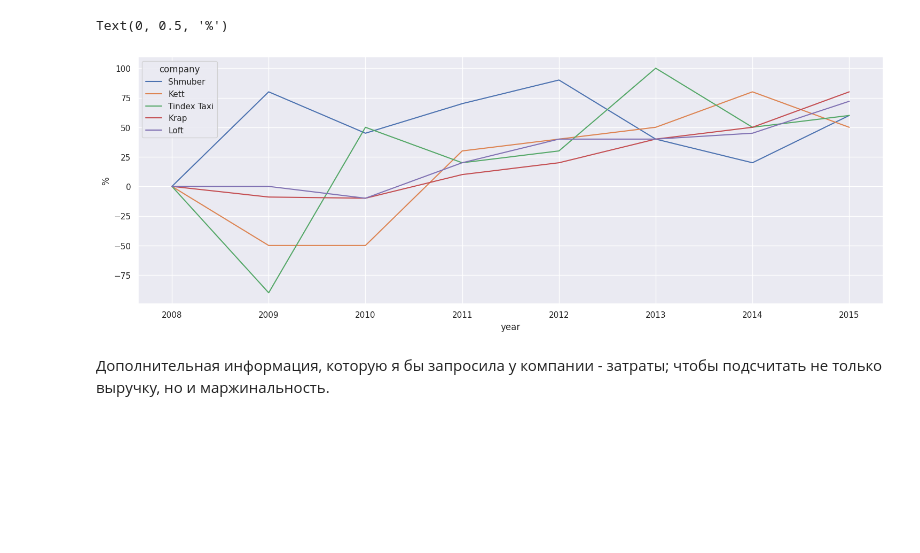
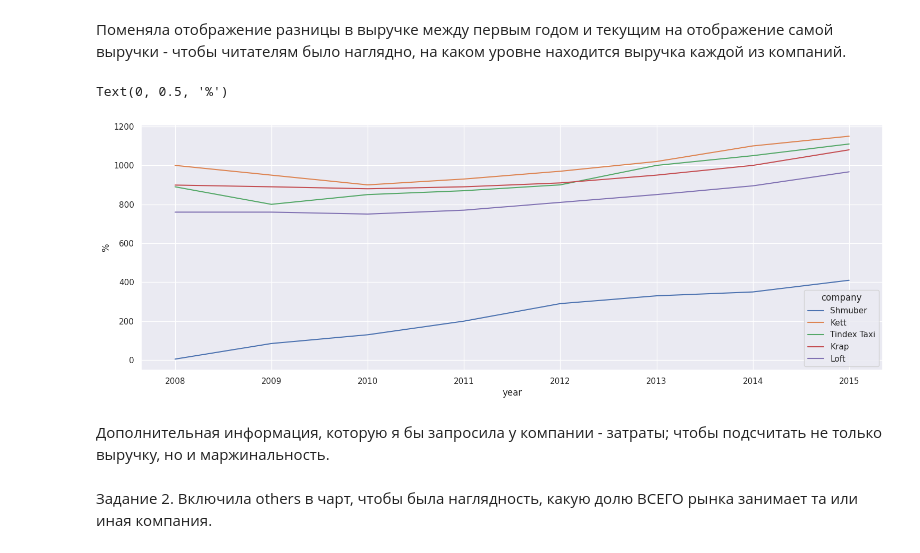
Before and after one commit to scomarae/SkillBox, a Jupyter notebook: Как_врать_при_помощи_статистики_Практическая_работа.ipynb, the cells around one changed output. Cells and saved outputs as stored; diff of their text form; code cells hidden in the pictures; blank space fills up the shorter version.

```diff
--- a/Как_врать_при_помощи_статистики_Практическая_работа.ipynb
+++ b/Как_врать_при_помощи_статистики_Практическая_работа.ipynb
@@ -19,9 +22,13 @@ df = df.fillna(0)
+# %% [markdown]
+Поменяла отображение разницы в выручке между первым годом и текущим на отображение самой выручки - чтобы читателям было наглядно, на каком уровне находится выручка каждой из компаний.
 # %%
 fix, ax = plt.subplots(figsize=(18,6))
-sns.lineplot(data=df, x='year', y='rate', hue='company', ax=ax)
+sns.lineplot(data=df, x='year', y='revenue, $K', hue='company', ax=ax)
 plt.ylabel("%")
 # %% [output]
 Text(0, 0.5, '%')
-[figure, old version]
+[figure, new version]
 # %% [markdown]
 Дополнительная информация, которую я бы запросила у компании - затраты; чтобы подсчитать не только выручку, но и маржинальность.
+# %% [markdown]
+Задание 2. Включила others в чарт, чтобы была наглядность, какую долю ВСЕГО рынка занимает та или иная компания.
```
Also changed, not shown: parts of 3 cells of this notebook.
